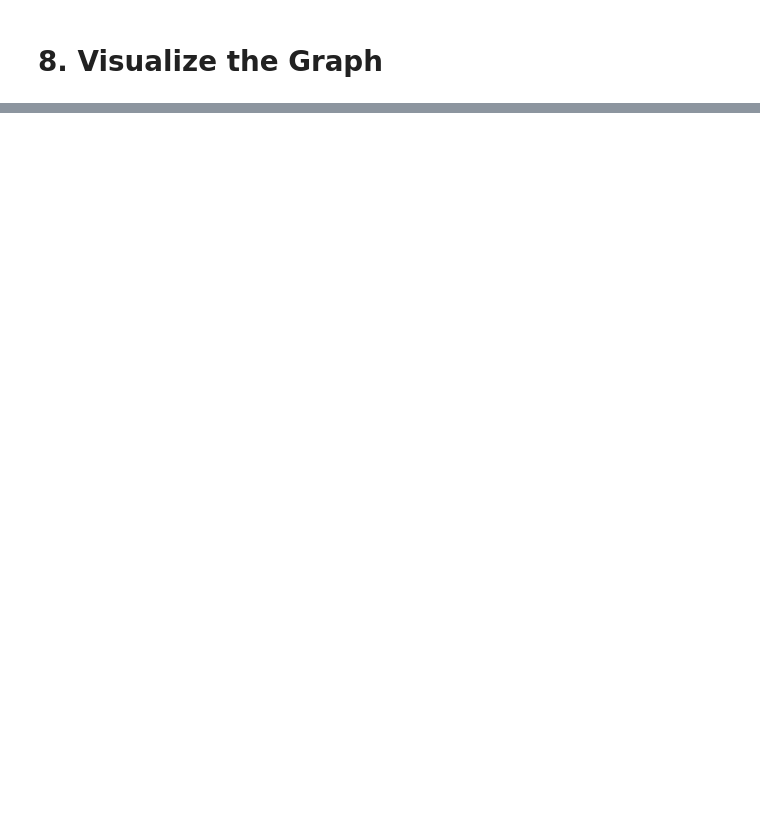
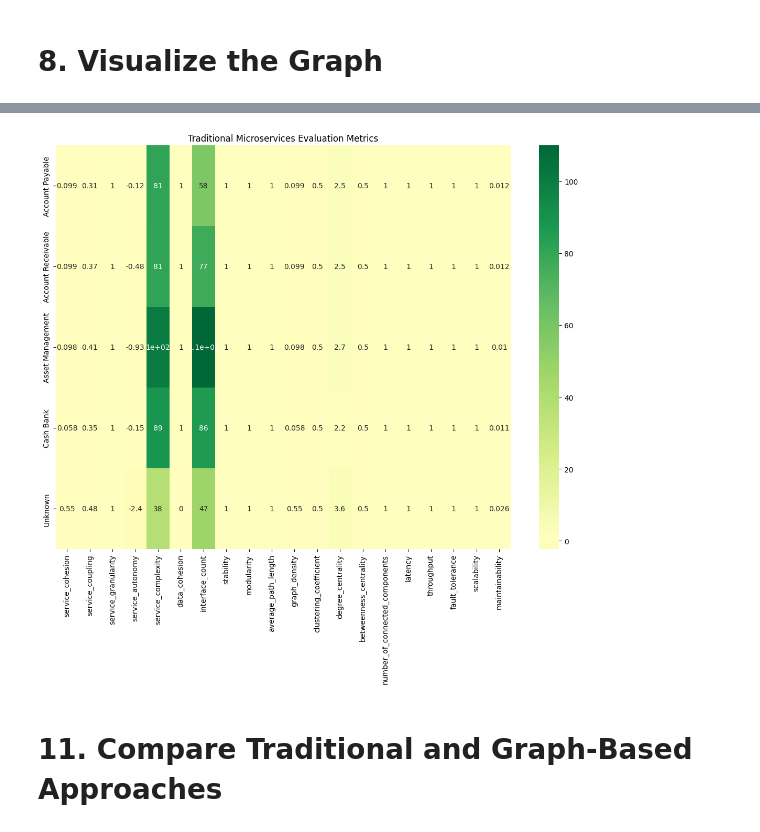
Before and after one commit to kurniacf/BPMN_Microservices_Graph_Modelling, a Jupyter notebook: index.ipynb, the cells around one changed output, grey strips where cells are left out. Saved outputs shown, nothing was run; the diff lists cells and outputs as text; code cells hidden in the pictures; blank space fills up the shorter version.

```diff
--- a/index.ipynb
+++ b/index.ipynb
@@ -769,0 +1447,21 @@ neo4j_graph.html
+# %%
+def run_traditional_evaluation():
+    evaluator = TraditionalMicroservicesEvaluator()
+    bpmn_dir = './assets'  # Directory containing BPMN XML files
+    evaluator.parse_bpmn_files(bpmn_dir)
+    metrics_df = evaluator.evaluate_metrics()
+
+    # Visualize results
+    plt.figure(figsize=(14, 10))
+    sns.heatmap(metrics_df, annot=True, cmap='RdYlGn', center=0.5)
+    plt.title('Traditional Microservices Evaluation Metrics')
+    plt.show()
+
+    return metrics_df
+
+# Execute traditional evaluation
+traditional_results = run_traditional_evaluation()
+# %% [output]
+[figure, added]
+# %% [markdown]
+# 11. Compare Traditional and Graph-Based Approaches
```
Also changed, not shown: parts of 14 cells of this notebook, 9 other files.
